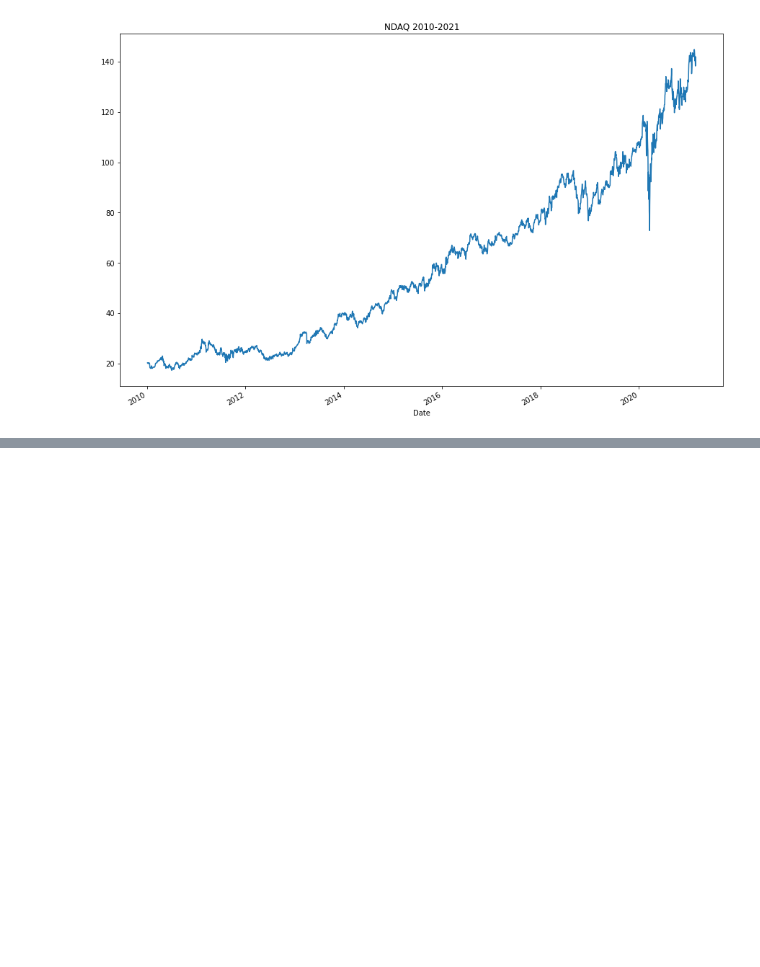
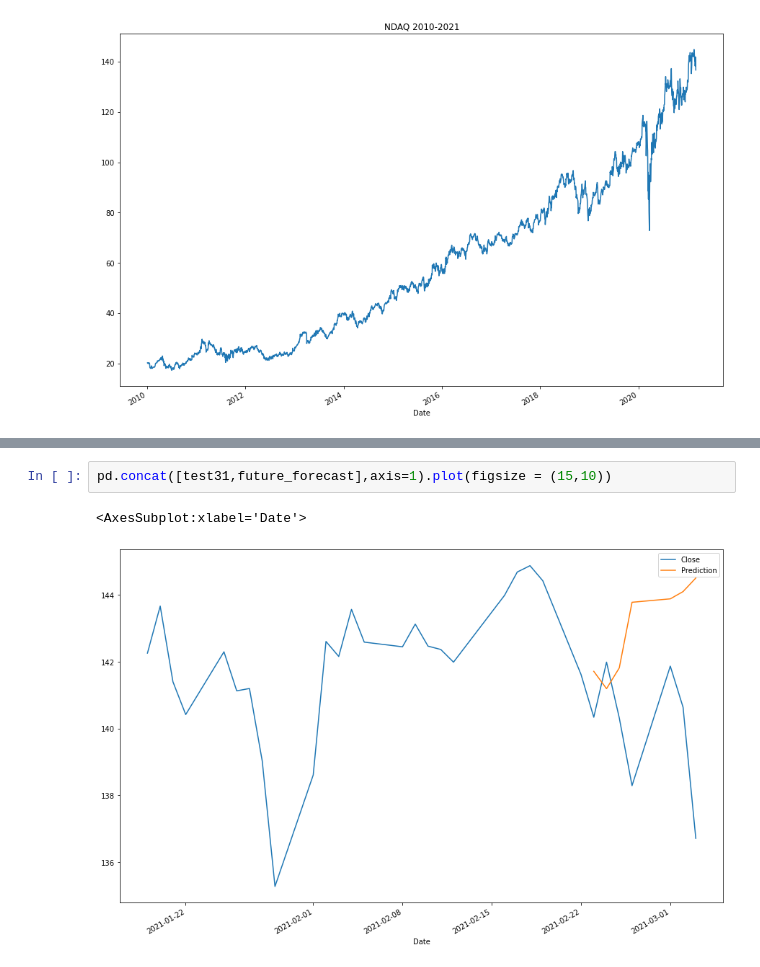
Before and after one commit to cian-moynagh/Group-40-Sweng, a Jupyter notebook: Time Series Analysis.ipynb, the cells around one changed output, grey strips where cells are left out. Cells and saved outputs as stored; diff of their text form; blank space fills up the shorter version.

```diff
--- a/Time Series Analysis.ipynb
+++ b/Time Series Analysis.ipynb
@@ -66,0 +128,5 @@ Name: Close, Length: 2808, dtype: float64
+# %%
+pd.concat([test31,future_forecast],axis=1).plot(figsize = (15,10))
+# %% [output]
+<AxesSubplot:xlabel='Date'>
+[figure, added]
```
Also changed, not shown: parts of 13 cells of this notebook.
